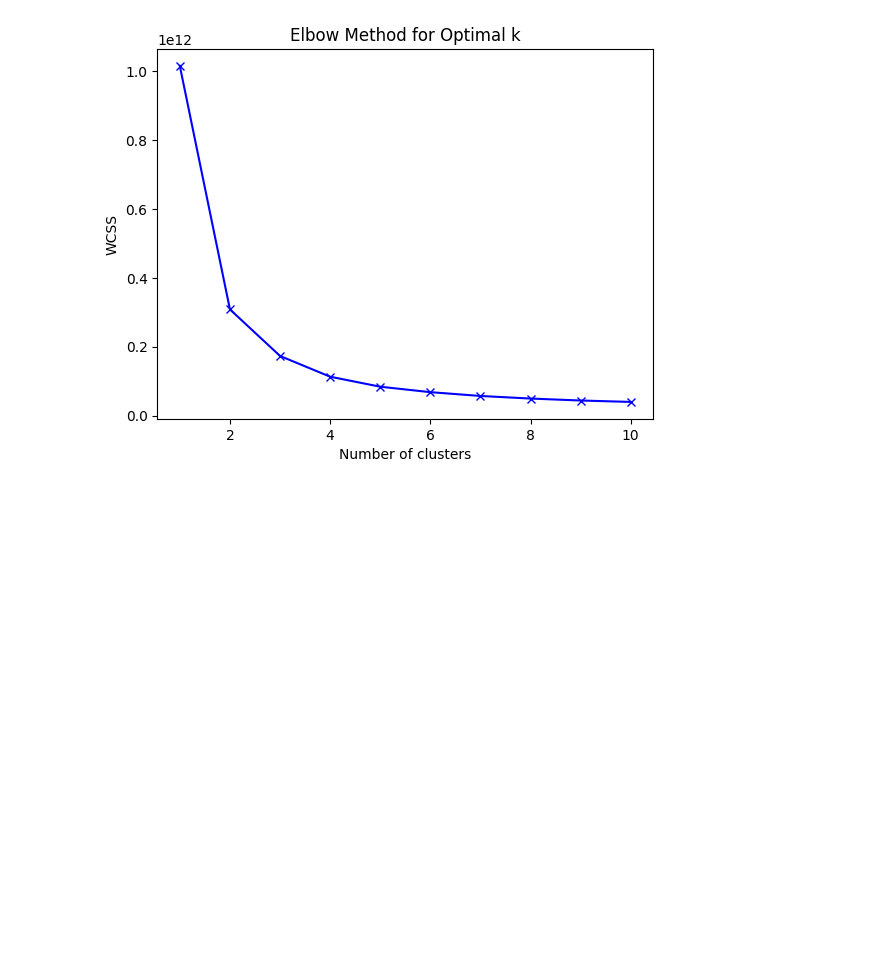
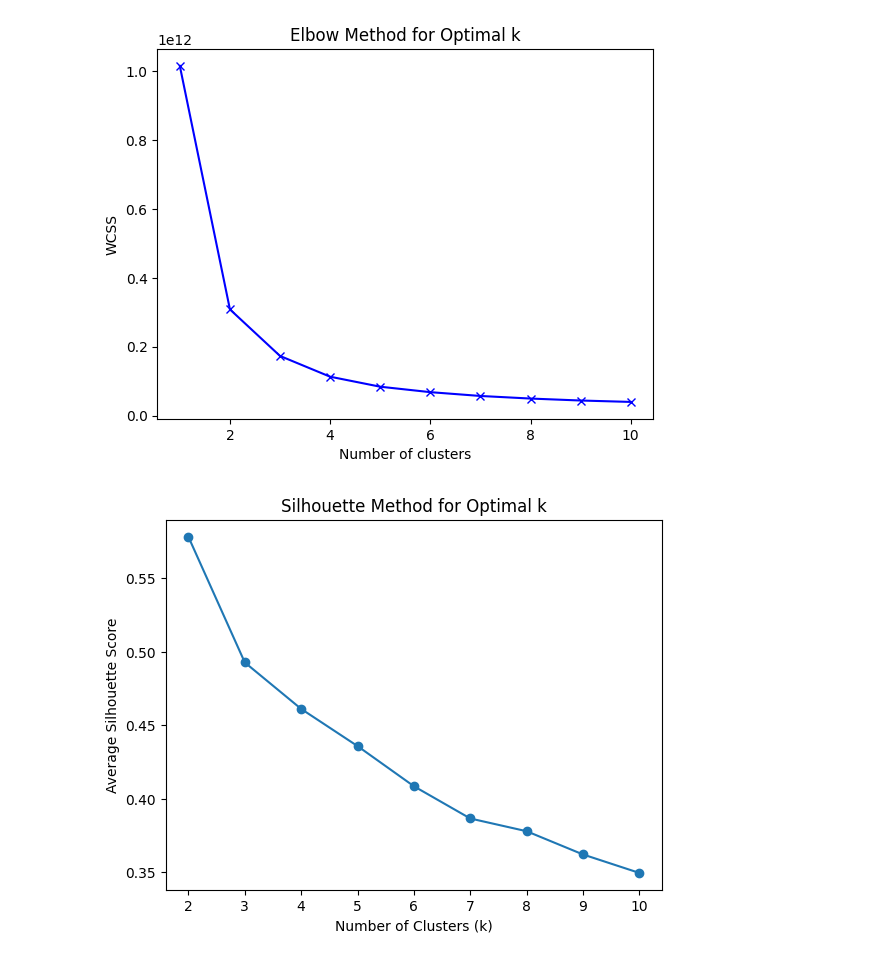
Before and after one commit to dalimvc/DS-Mini-project, a Jupyter notebook: miniProjectAssignmentDaliborMirkovic.ipynb, the cells around one changed output. Drawn from its saved outputs; the diff is of its cells as text; code cells hidden in the pictures; blank space fills up the shorter version.

Commit message:
adding silhouette score

```diff
--- a/miniProjectAssignmentDaliborMirkovic.ipynb
+++ b/miniProjectAssignmentDaliborMirkovic.ipynb
@@ -519,3 +510,21 @@ plt.title('Elbow Method for Optimal k')
 plt.show()
 # %% [output]
 [figure]
+# %%
+range_n_clusters = range(2, 11)
+silhouette_avg_scores = []
+data = df_encoded
+
+for k in range_n_clusters:
+    kmeans = KMeans(n_clusters=k, random_state=10)
+    cluster_labels = kmeans.fit_predict(data)
+    silhouette_avg = silhouette_score(data, cluster_labels)
+    silhouette_avg_scores.append(silhouette_avg)
+
+plt.plot(range_n_clusters, silhouette_avg_scores, marker='o')
+plt.xlabel("Number of Clusters (k)")
+plt.ylabel("Average Silhouette Score")
+plt.title("Silhouette Method for Optimal k")
+plt.show()
+# %% [output]
+[figure, added]
```
Also changed, not shown: parts of 4 cells of this notebook.
